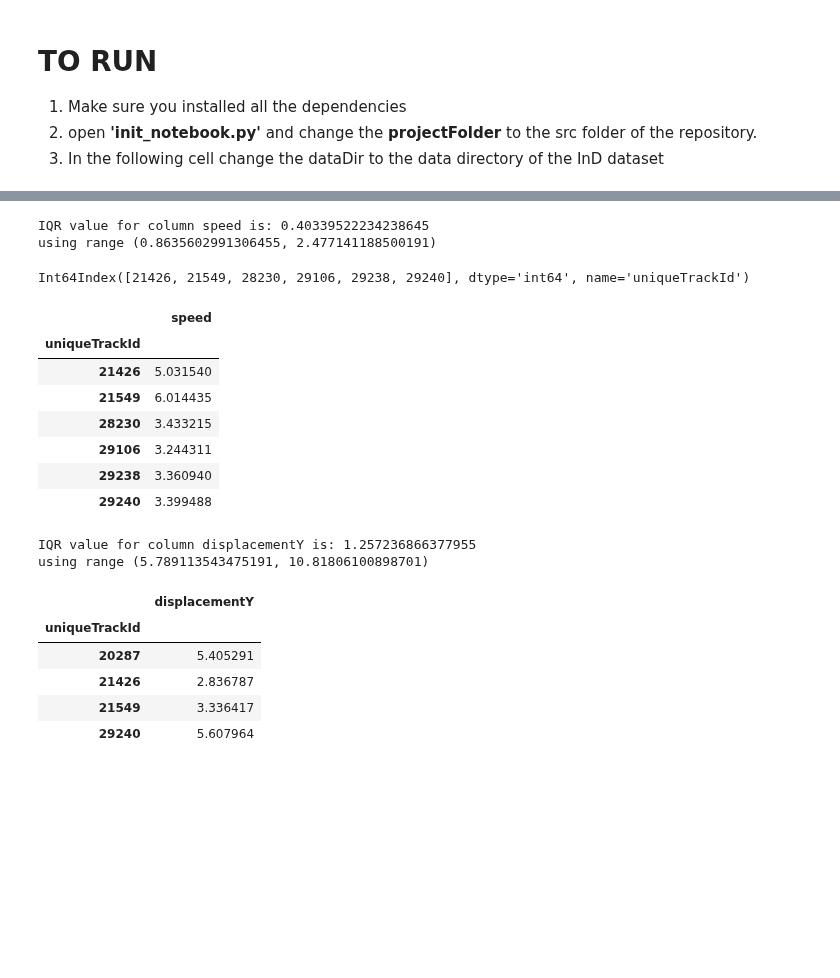
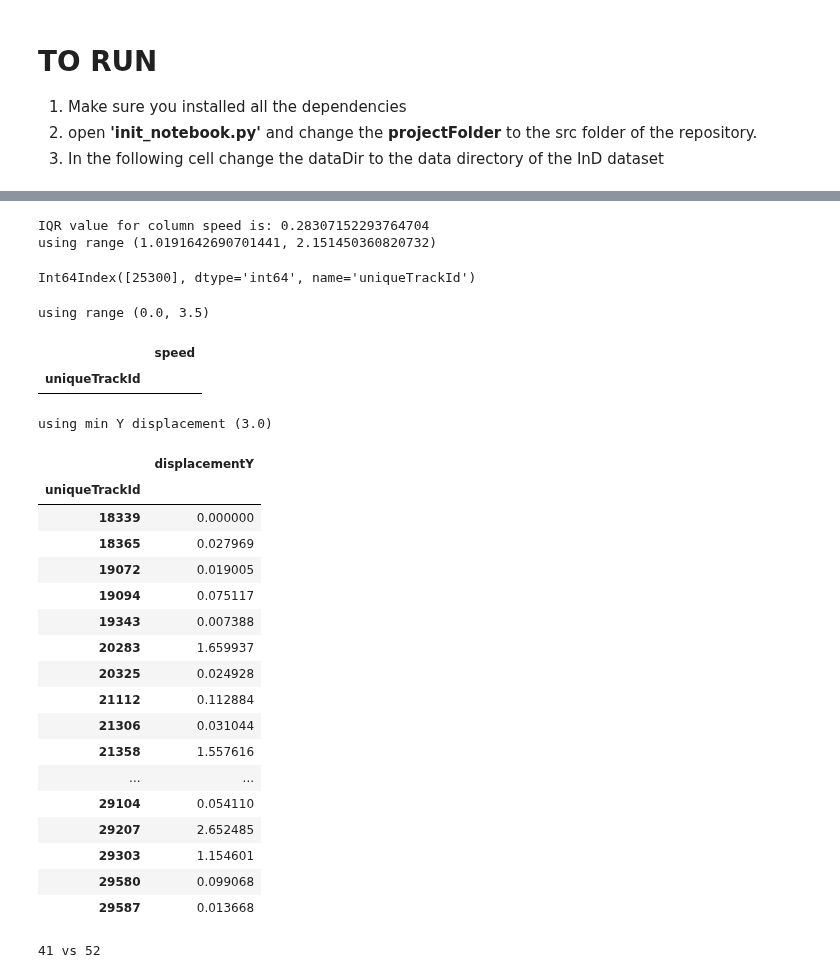
Before and after one commit to adhocmaster/TTI-dataset-tools, a Jupyter notebook: src/notebooks/Coordinate-Transformation.ipynb, the cells around one changed output, grey strips where cells are left out. Cells and saved outputs as stored; diff of their text form; code cells hidden in the pictures; blank space fills up the shorter version.

Commit message:
issue with displacement

```diff
--- a/src/notebooks/Coordinate-Transformation.ipynb
+++ b/src/notebooks/Coordinate-Transformation.ipynb
@@ -4,7 +4,8 @@
 2. open **'init_notebook.py'** and change the **projectFolder** to the src folder of the repository.
 3. In the following cell change the dataDir to the data directory of the InD dataset
 # %%
-dataDir = "E:/AV/DataSetExploration/drone-dataset-tools/data/location-2/home"
+# dataDir = "E:/AV/DataSetExploration/drone-dataset-tools/data/location-2/home"
+dataDir = "D:/AV/DataSetExploration/drone-dataset-tools/data/location-2/lab"
 # %%
 exec(open('init_notebook.py').read())
 # %% [output]
@@ -36,13 +37,13 @@ transformer = TrajectoryTransformer(colMapper)
 cleaner = TrajectoryCleaner(
     colMapper = colMapper,
     minSpeed = 0.0, # we can consider them as obstacles
-    maxSpeed = 1.5,
-    minYDisplacement = 5.0,
+    maxSpeed = 3.5,
+    minYDisplacement = 3.0,
     maxXDisplacement = 8.0,
 )
 # %%
-pedDf = pd.read_csv(os.path.join(dataDir, "2022-12-09-fps-5-scene-21-pedestrians.csv"))
-otherDf = pd.read_csv(os.path.join(dataDir, "2022-12-09-fps-5-scene-21-others.csv"))
+pedDf = pd.read_csv(os.path.join(dataDir, "2022-12-16-fps-5-scene-21-pedestrians.csv"))
+otherDf = pd.read_csv(os.path.join(dataDir, "2022-12-16-fps-5-scene-21-others.csv"))
 # %%
 pedDf.head()
 # %% [output]
@@ -92,30 +94,40 @@ plt.boxplot(pedDf['speed'])
 outliers = cleaner.getOutliersBySpeed(pedDf, byIQR=True, returnVals=True)
 outliers.index
 # %% [output]
-IQR value for column speed is: 0.40339522234238645
-using range (0.8635602991306455, 2.477141188500191)
+IQR value for column speed is: 0.28307152293764704
+using range (1.0191642690701441, 2.151450360820732)
-Int64Index([21426, 21549, 28230, 29106, 29238, 29240], dtype='int64', name='uniqueTrackId')
+Int64Index([25300], dtype='int64', name='uniqueTrackId')
 # %%
 outliers = cleaner.getOutliersBySpeed(pedDf, byIQR=False, returnVals=True)
 outliers
 # %% [output]
+using range (0.0, 3.5)
 |  | speed |
 | uniqueTrackId |  |
-| 21426 | 5.031540 |
-| 21549 | 6.014435 |
-| 28230 | 3.433215 |
-| 29106 | 3.244311 |
-| 29238 | 3.360940 |
-| 29240 | 3.399488 |
 # %%
-outliers = cleaner.getOutliersByYDisplacement(pedDf, byIQR=True, returnVals=True)
+outliers = cleaner.getOutliersByYDisplacement(pedDf, byIQR=False, returnVals=True)
 outliers
 # %% [output]
-IQR value for column displacementY is: 1.257236866377955
-using range (5.789113543475191, 10.81806100898701)
+using min Y displacement (3.0)
 |  | displacementY |
 | uniqueTrackId |  |
-| 20287 | 5.405291 |
-| 21426 | 2.836787 |
-| 21549 | 3.336417 |
-| 29240 | 5.607964 |
+| 18339 | 0.000000 |
+| 18365 | 0.027969 |
+| 19072 | 0.019005 |
+| 19094 | 0.075117 |
+| 19343 | 0.007388 |
+| 20283 | 1.659937 |
+| 20325 | 0.024928 |
+| 21112 | 0.112884 |
+| 21306 | 0.031044 |
+| 21358 | 1.557616 |
+| ... | ... |
+| 29104 | 0.054110 |
+| 29207 | 2.652485 |
+| 29303 | 1.154601 |
+| 29580 | 0.099068 |
+| 29587 | 0.013668 |
+# %%
+print(len(outliers), 'vs', len(pedDf["uniqueTrackId"].unique()))
+# %% [output]
+41 vs 52
```
Also changed, not shown: parts of 9 cells of this notebook, 6 other files.
